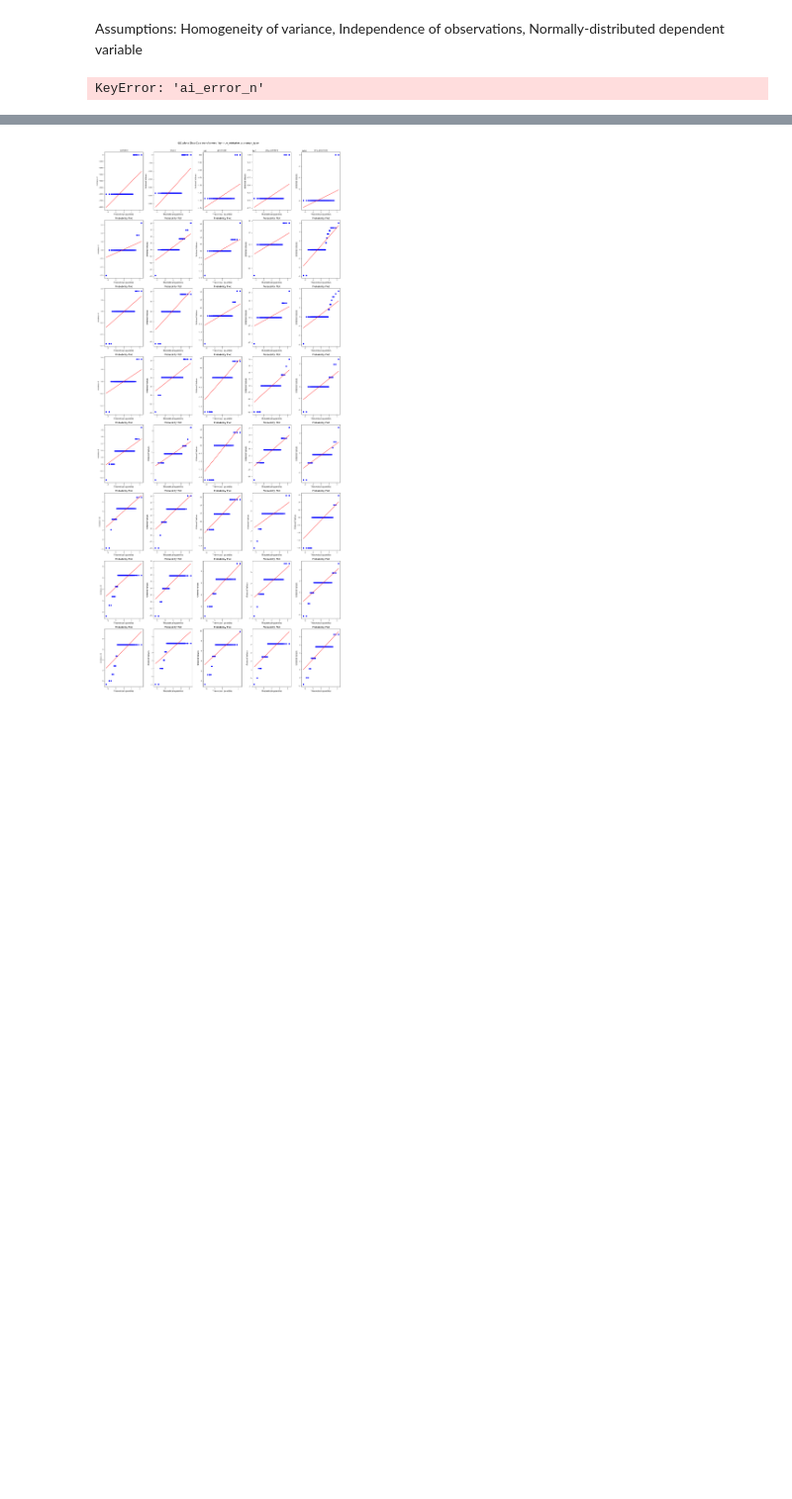
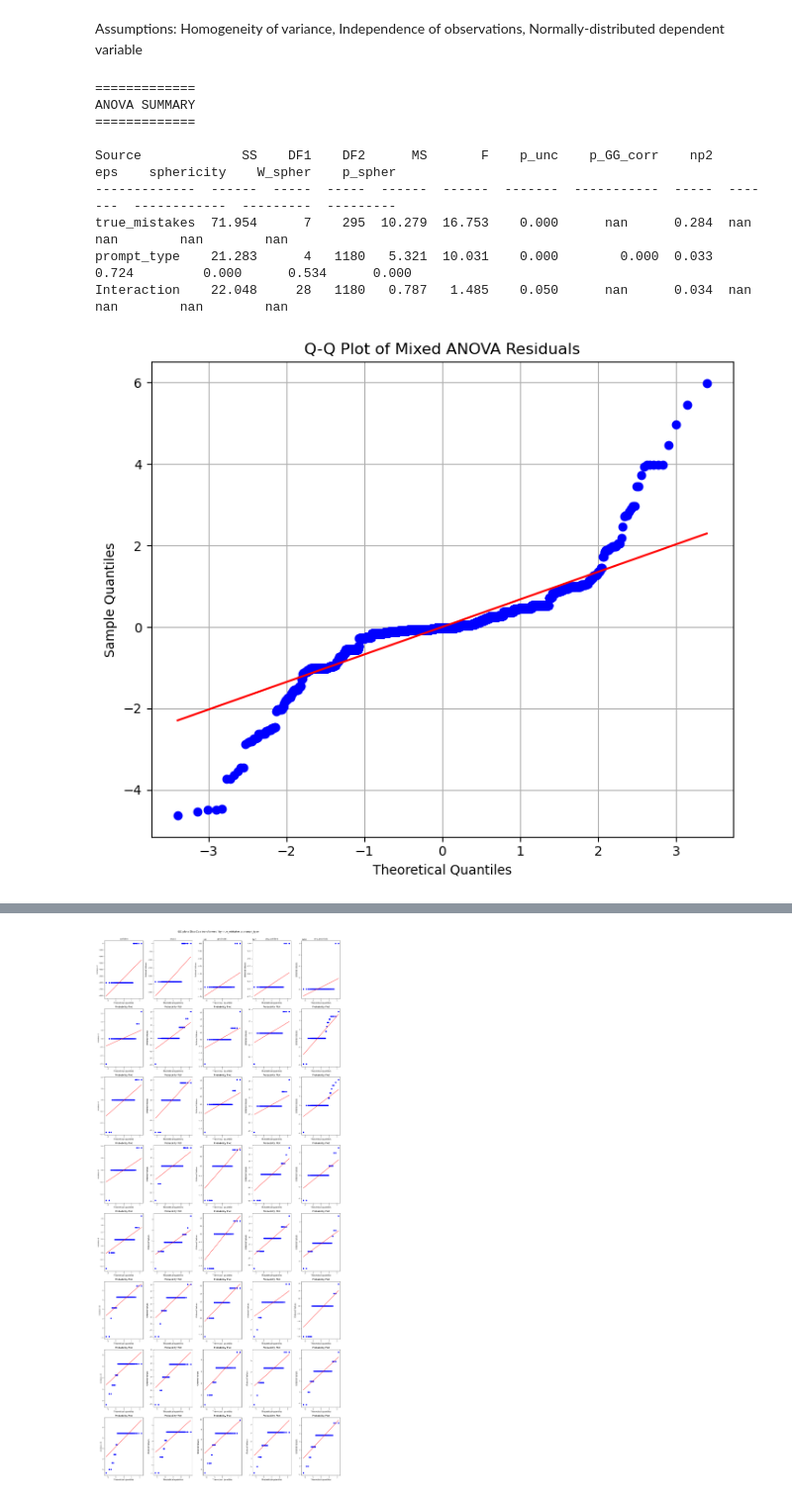
Before and after one commit to nebsen123/Prompt-bias-in-AI-grading, a Jupyter notebook: AI-Grader-ART_ANOVA.ipynb, the cells around one changed output, grey strips where cells are left out. Shown at 99% size. Drawn from its saved outputs; the diff is of its cells as text; code cells hidden in the pictures; blank space fills up the shorter version.

```diff
--- a/AI-Grader-ART_ANOVA.ipynb
+++ b/AI-Grader-ART_ANOVA.ipynb
@@ -38,7 +38,7 @@ Assumptions: Homogeneity of variance, Independence of observations, Normally-dis
 # %%
 mixed_anova = pg.mixed_anova(
     data=df,
-    dv="ai_error_n",
+    dv="ai_error",
     within="prompt_type",
     between="true_mistakes",
     subject="answer_key_id"
@@ -51,9 +51,9 @@ pg.print_table(mixed_anova)
 df["cell_mean"] = df.groupby(
     ["true_mistakes", "prompt_type"],
     observed=False
-)["ai_error_n"].transform("mean")
+)["ai_error"].transform("mean")
 
-df["anova_residual"] = df["ai_error_n"] - df["cell_mean"]
+df["anova_residual"] = df["ai_error"] - df["cell_mean"]
 
 plt.figure(figsize=(7, 6))
 stats.probplot(df["anova_residual"], dist="norm", plot=plt)
@@ -84,38 +84,47 @@ plt.show()
 summary = (
     df.groupby(["true_mistakes", "prompt_type"], observed=False)
     .agg(
-        mean_ai_error=("ai_error_n", "mean"),
-        sd_ai_error=("ai_error_n", "std"),
-        n=("ai_error_n", "count")
+        mean_ai_error=("ai_error", "mean"),
+        sd_ai_error=("ai_error", "std"),
+        n=("ai_error", "count")
     )
     .reset_index()
 )
 
 summary["se_ai_error"] = summary["sd_ai_error"] / np.sqrt(summary["n"])
 summary["ci95"] = 1.96 * summary["se_ai_error"]
 summary["true_mistakes_numeric"] = summary["true_mistakes"].astype(int)
 
 plt.figure(figsize=(10, 6))
 
 for prompt in summary["prompt_type"].unique():
     subset = summary[summary["prompt_type"] == prompt]
 
     plt.errorbar(
         subset["true_mistakes_numeric"],
         subset["mean_ai_error"],
         yerr=subset["ci95"],
         marker="o",
         capsize=3,
         label=str(prompt)
     )
 plt.ylim(4, 8)
 plt.axhline(0, linestyle="--")
 plt.title("Mean AI Grading Error by True Mistakes and Prompt Type")
 plt.xlabel("True number of mistakes")
 plt.ylabel("Mean AI grading error")
 plt.legend(title="Prompt type")
 plt.grid(True)
 plt.tight_layout()
 plt.show()
 # %% [output]
-KeyError: 'ai_error_n'
+=============
+ANOVA SUMMARY
+=============
+
+Source             SS    DF1    DF2      MS       F    p_unc    p_GG_corr    np2      eps    sphericity    W_spher    p_spher
+-------------  ------  -----  -----  ------  ------  -------  -----------  -----  -------  ------------  ---------  ---------
+true_mistakes  71.954      7    295  10.279  16.753    0.000      nan      0.284  nan           nan        nan        nan
+prompt_type    21.283      4   1180   5.321  10.031    0.000        0.000  0.033    0.724         0.000      0.534      0.000
+Interaction    22.048     28   1180   0.787   1.485    0.050      nan      0.034  nan           nan        nan        nan
+[figure, added]
```
Also changed, not shown: parts of 3 cells of this notebook.
